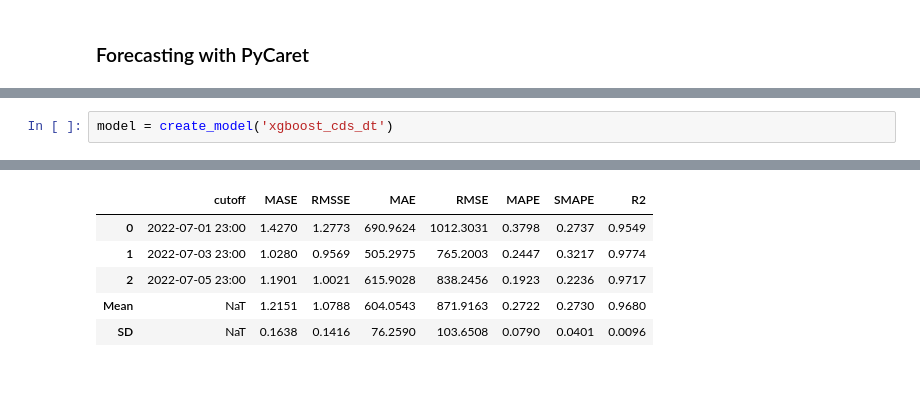
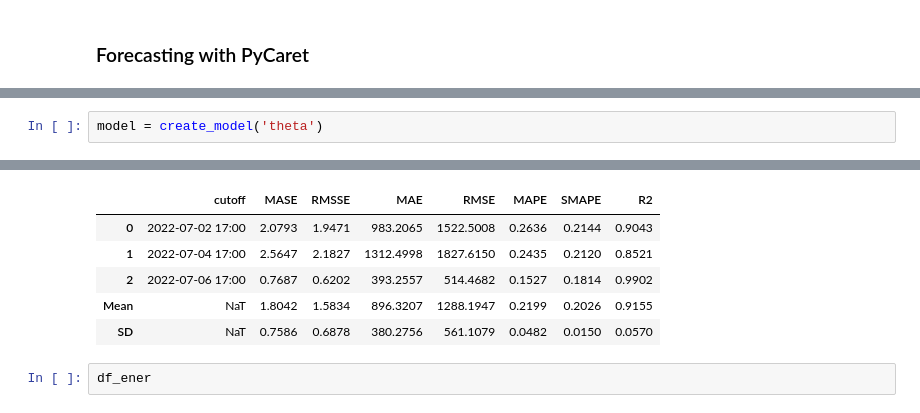
Before and after one commit to derevirn/renewcast, a Jupyter notebook: notebooks/forecasting_openmeteo.ipynb, the cells around one changed output, grey strips where cells are left out. Drawn from its saved outputs; the diff is of its cells as text; blank space fills up the shorter version.

```diff
--- a/notebooks/forecasting_openmeteo.ipynb
+++ b/notebooks/forecasting_openmeteo.ipynb
@@ -119,10 +119,12 @@ ts = setup(data = df_join[columns], target = 'Solar',
 # %%
-model = create_model('xgboost_cds_dt')
+model = create_model('theta')
 # %% [output]
 [interactive output not drawn]
 |  | cutoff | MASE | RMSSE | MAE | RMSE | MAPE | SMAPE | R2 |
-| 0 | 2022-07-01 23:00 | 1.4270 | 1.2773 | 690.9624 | 1012.3031 | 0.3798 | 0.2737 | 0.9549 |
-| 1 | 2022-07-03 23:00 | 1.0280 | 0.9569 | 505.2975 | 765.2003 | 0.2447 | 0.3217 | 0.9774 |
-| 2 | 2022-07-05 23:00 | 1.1901 | 1.0021 | 615.9028 | 838.2456 | 0.1923 | 0.2236 | 0.9717 |
-| Mean | NaT | 1.2151 | 1.0788 | 604.0543 | 871.9163 | 0.2722 | 0.2730 | 0.9680 |
-| SD | NaT | 0.1638 | 0.1416 | 76.2590 | 103.6508 | 0.0790 | 0.0401 | 0.0096 |
+| 0 | 2022-07-02 17:00 | 2.0793 | 1.9471 | 983.2065 | 1522.5008 | 0.2636 | 0.2144 | 0.9043 |
+| 1 | 2022-07-04 17:00 | 2.5647 | 2.1827 | 1312.4998 | 1827.6150 | 0.2435 | 0.2120 | 0.8521 |
+| 2 | 2022-07-06 17:00 | 0.7687 | 0.6202 | 393.2557 | 514.4682 | 0.1527 | 0.1814 | 0.9902 |
+| Mean | NaT | 1.8042 | 1.5834 | 896.3207 | 1288.1947 | 0.2199 | 0.2026 | 0.9155 |
+| SD | NaT | 0.7586 | 0.6878 | 380.2756 | 561.1079 | 0.0482 | 0.0150 | 0.0570 |
+# %%
+df_ener
```
Also changed, not shown: parts of 7 cells of this notebook, 8 other files.
